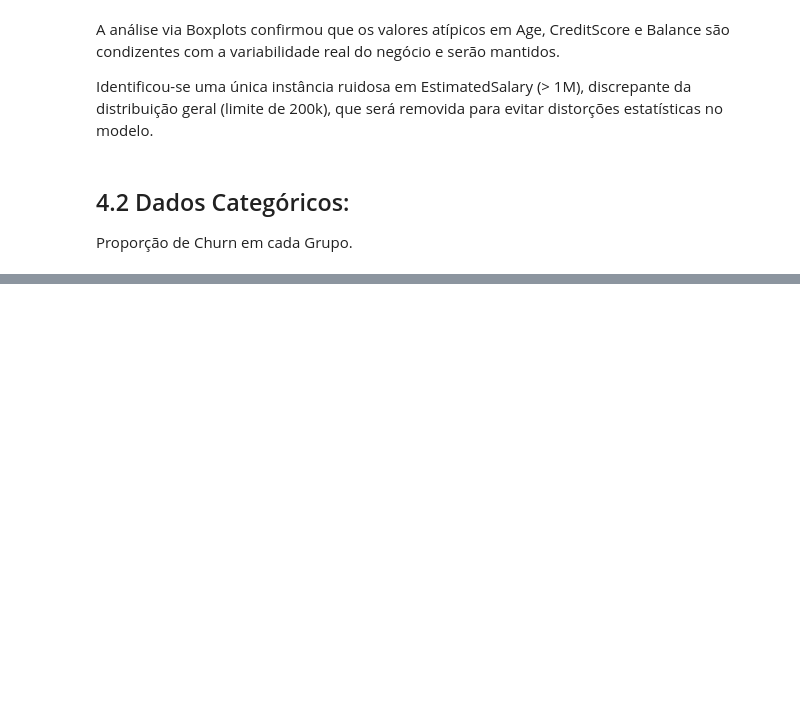
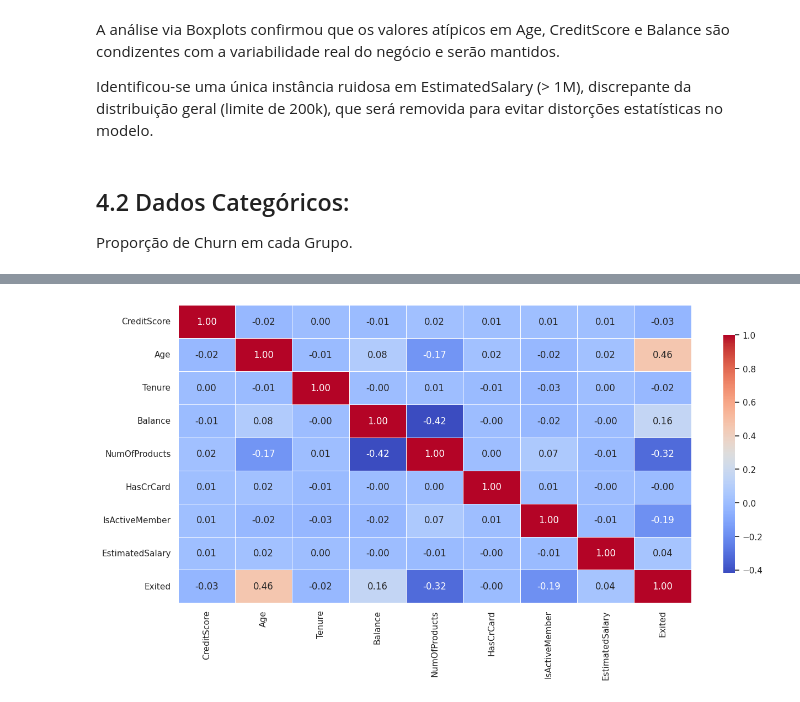
Before and after one commit to GabrielSenkovski/Bank_Churn_Model, a Jupyter notebook: Churn_EDA.ipynb, the cells around one changed output, grey strips where cells are left out. Saved outputs shown, nothing was run; the diff lists cells and outputs as text; code cells hidden in the pictures; blank space fills up the shorter version.

```diff
--- a/Churn_EDA.ipynb
+++ b/Churn_EDA.ipynb
@@ -457,0 +539,5 @@ plt.show()
+# %%
+# Chama a função de mapa de Correlações
+plotar_diagnostico_correlacao(df_train, cols_num)
+# %% [output]
+[figure, added]
```
Also changed, not shown: parts of 17 cells of this notebook.
